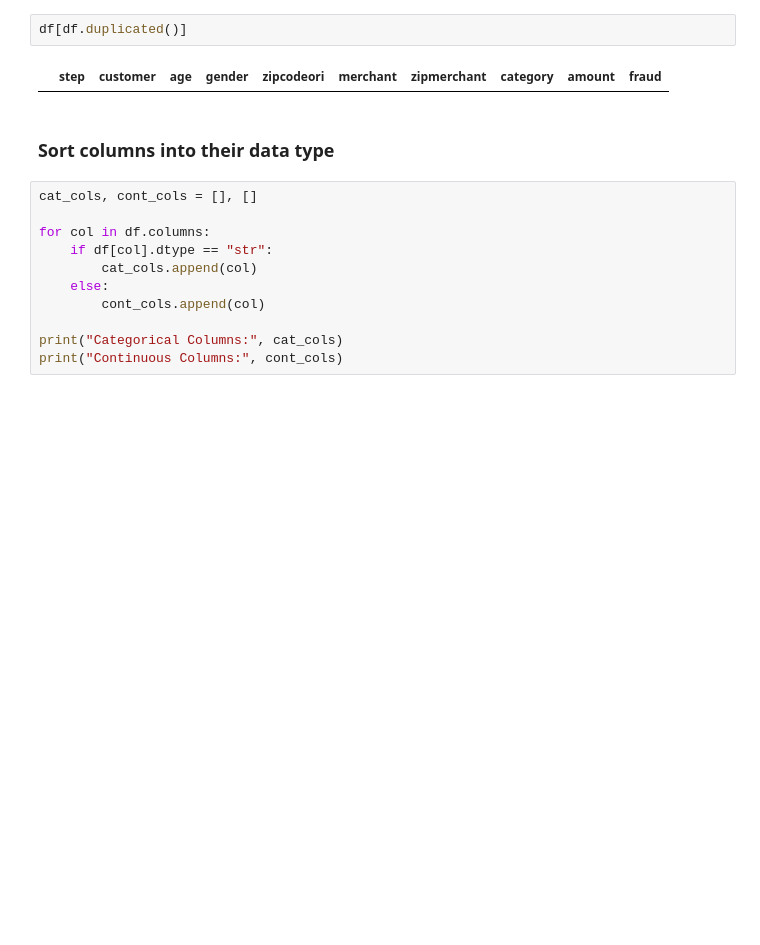
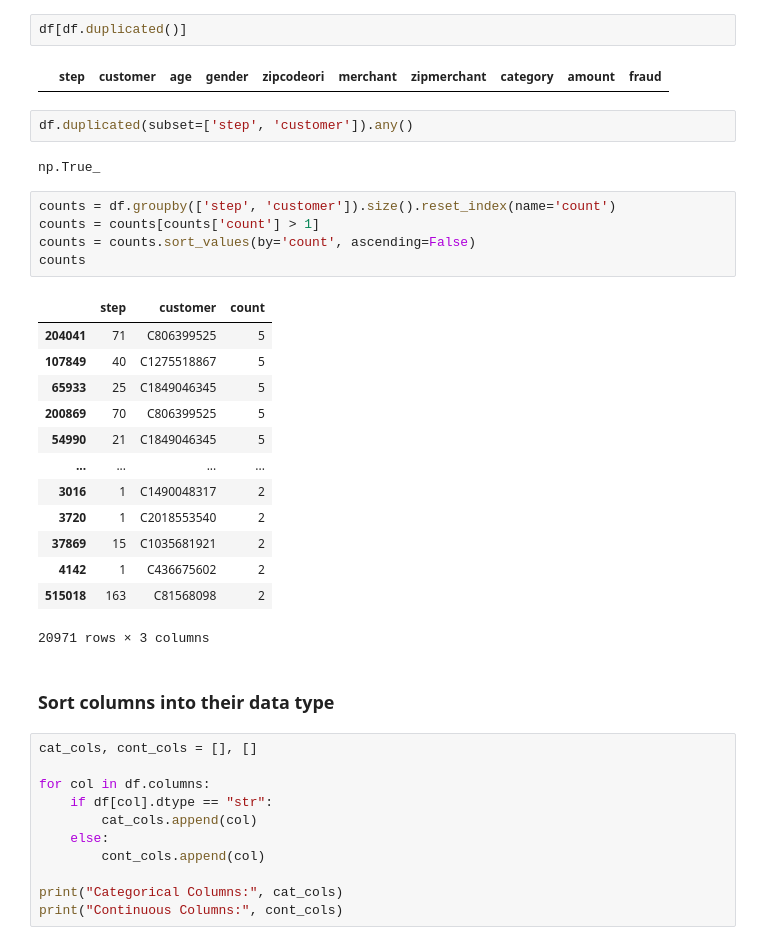
Before and after one commit to BaguetteJet/Fraud-Transaction-Detection, a Jupyter notebook: notebooks/data_books/RollingFeatureExtract.ipynb, the cells around one changed output. Cells and saved outputs as stored; diff of their text form; blank space fills up the shorter version.

```diff
--- a/notebooks/data_books/RollingFeatureExtract.ipynb
+++ b/notebooks/data_books/RollingFeatureExtract.ipynb
@@ -63,6 +63,29 @@ np.False_
 df[df.duplicated()]
 # %% [output]
 |  | step | customer | age | gender | zipcodeori | merchant | zipmerchant | category | amount | fraud |
+# %%
+df.duplicated(subset=['step', 'customer']).any()
+# %% [output]
+np.True_
+# %%
+counts = df.groupby(['step', 'customer']).size().reset_index(name='count')
+counts = counts[counts['count'] > 1]
+counts = counts.sort_values(by='count', ascending=False)
+counts
+# %% [output]
+|  | step | customer | count |
+| 204041 | 71 | C806399525 | 5 |
+| 107849 | 40 | C1275518867 | 5 |
+| 65933 | 25 | C1849046345 | 5 |
+| 200869 | 70 | C806399525 | 5 |
+| 54990 | 21 | C1849046345 | 5 |
+| ... | ... | ... | ... |
+| 3016 | 1 | C1490048317 | 2 |
+| 3720 | 1 | C2018553540 | 2 |
+| 37869 | 15 | C1035681921 | 2 |
+| 4142 | 1 | C436675602 | 2 |
+| 515018 | 163 | C81568098 | 2 |
+20971 rows × 3 columns
 # %% [markdown]
 ### Sort columns into their data type
 # %%
```
Also changed, not shown: 4 other files.
